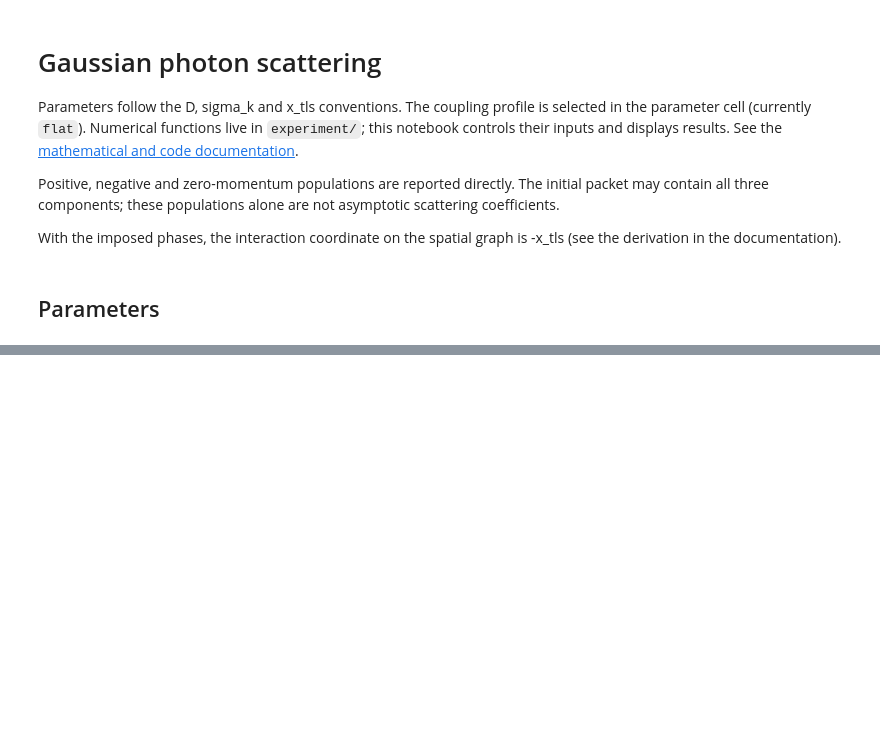
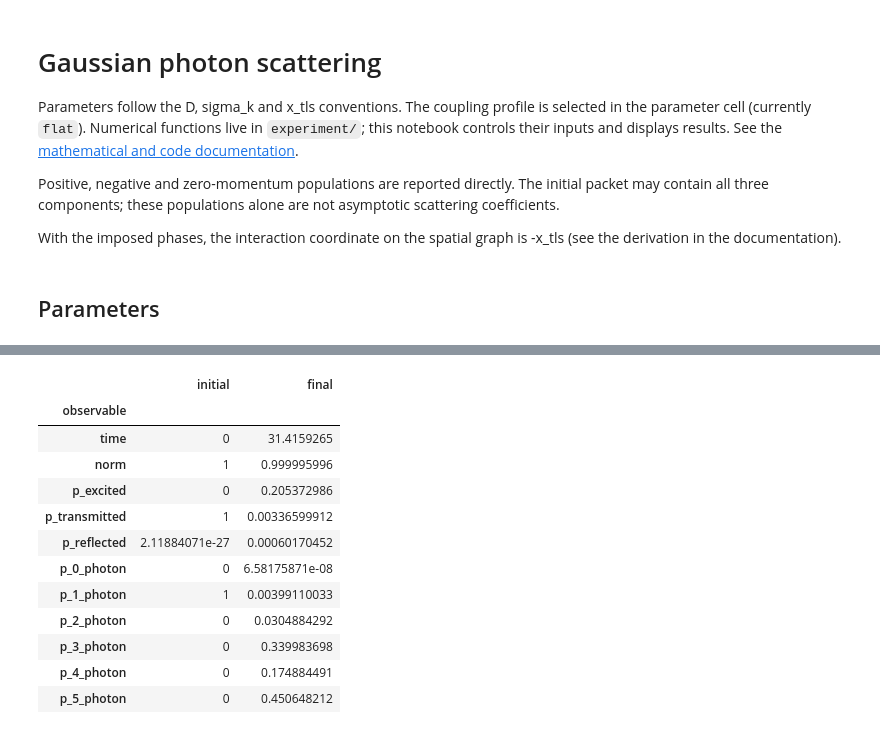
Before and after one commit to oriolpug/rabi-truncation, a Jupyter notebook: notebooks/scattering.ipynb, the cells around one changed output, grey strips where cells are left out. Cells and saved outputs as stored; diff of their text form; code cells hidden in the pictures; blank space fills up the shorter version.

```diff
--- a/notebooks/scattering.ipynb
+++ b/notebooks/scattering.ipynb
@@ -102,0 +153,23 @@ display(observable_summary)
+# %%
+observable_history = experiment.observables_dataframe()
+observable_summary = experiment.observables_dataframe(summary=True)
+display(observable_summary)
+
+times = experiment.times
+x = np.linspace(-param_atom['L'] / 2, param_atom['L'] / 2, 500, endpoint=False)
+snapshot_indices = sorted({0, len(times) // 2, len(times) - 1})
+wavefunction_data = {i: experiment.one_photon_wavefunction(i, x) for i in snapshot_indices}
+# %% [output]
+|  | initial | final |
+| observable |  |  |
+| time | 0 | 31.4159265 |
+| norm | 1 | 0.999995996 |
+| p_excited | 0 | 0.205372986 |
+| p_transmitted | 1 | 0.00336599912 |
+| p_reflected | 2.11884071e-27 | 0.00060170452 |
+| p_0_photon | 0 | 6.58175871e-08 |
+| p_1_photon | 1 | 0.00399110033 |
+| p_2_photon | 0 | 0.0304884292 |
+| p_3_photon | 0 | 0.339983698 |
+| p_4_photon | 0 | 0.174884491 |
+| p_5_photon | 0 | 0.450648212 |
```
Also changed, not shown: parts of 17 cells of this notebook, 20 other files.
